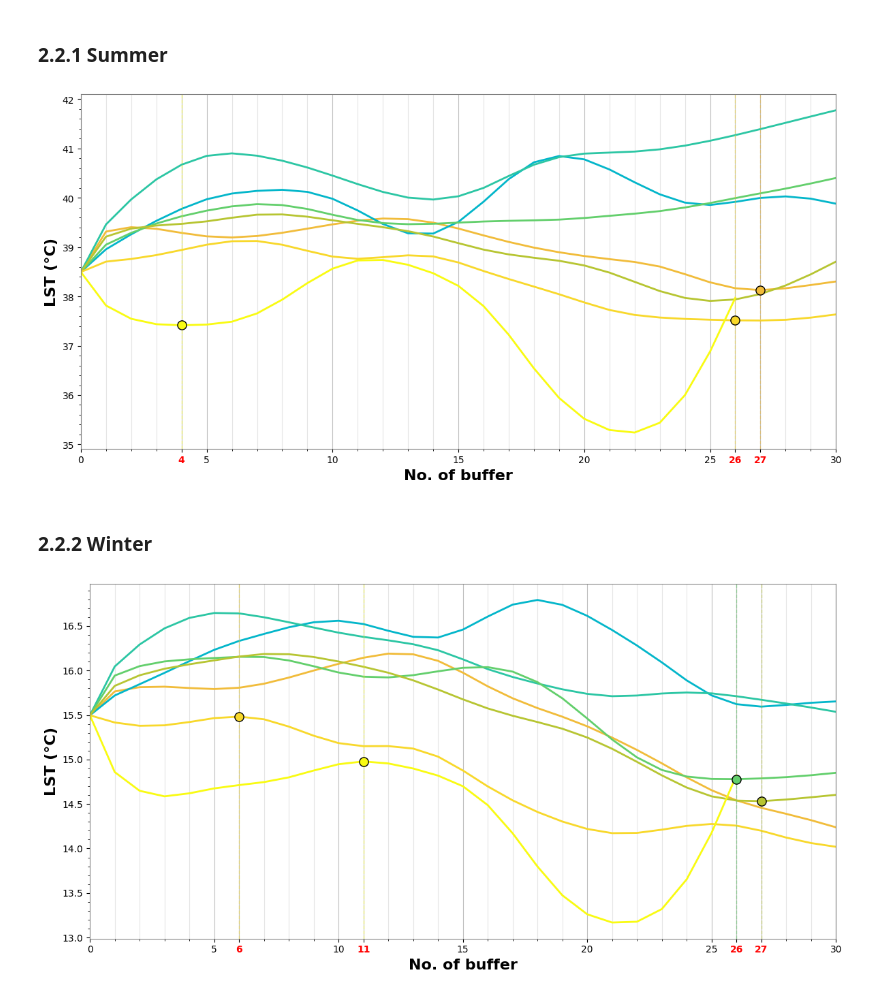
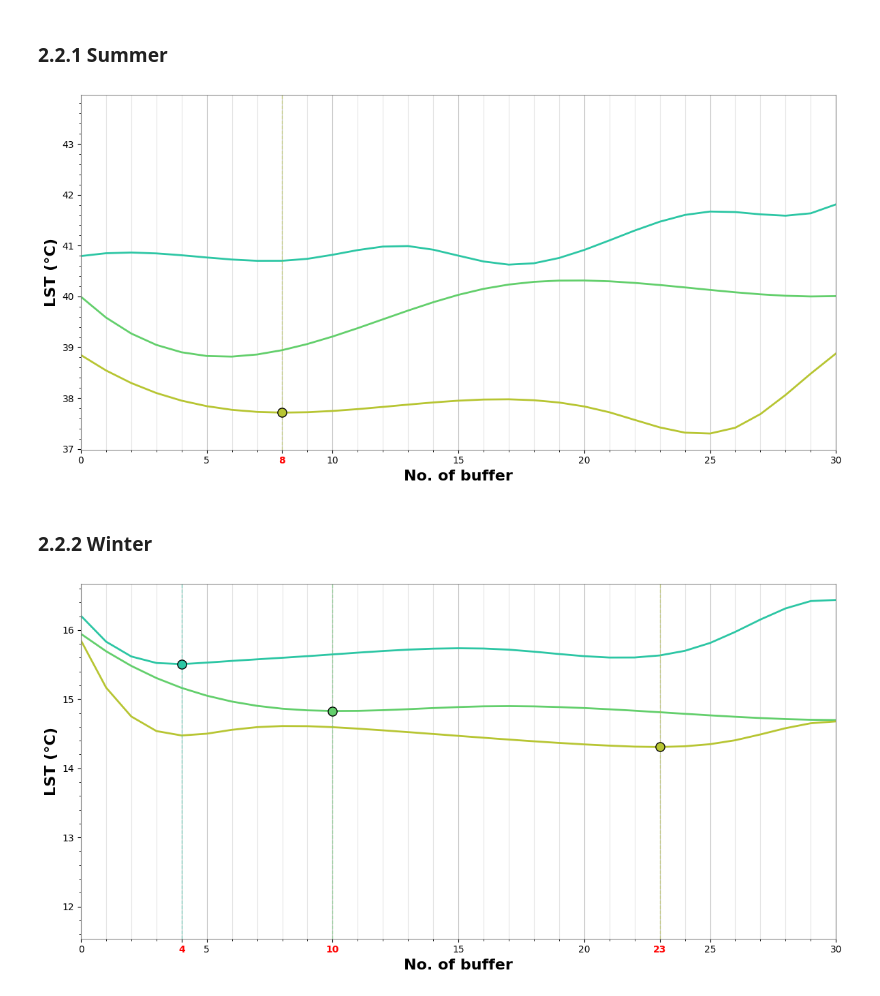
Before and after one commit to percyyvon-r/PhD_chapter2_IGARSS, a Jupyter notebook: notebook/analysis.ipynb, the cells around one changed output. Saved outputs shown, nothing was run; the diff lists cells and outputs as text; code cells hidden in the pictures.

Commit message:
Defined threshold

```diff
--- a/notebook/analysis.ipynb
+++ b/notebook/analysis.ipynb
@@ -356,0 +330,6 @@ No artists with labels found to put in legend.  Note that artists whose label st
+# %%
+# Load the mean SUMMER LST data from the CSV file
+summer_lst = pd.read_csv(r"C:\Users\percy\Documents\studies\visual_studio_code\PhD_chapter2_IGARSS\data\csv\lst_2023_250m.csv")
+
+# View the first 5 rows
+print(summer_lst.head())
@@ -608,11 +1013,11 @@ ax = plt.gca()
 # --------------------------
 for direction, group in summer_df_spline.groupby("direction"):
 
-    group = group.sort_values("distance")
+    group = group.sort_values("buffer_no")
 
     plt.plot(
-        group["distance"],
-        group["mean_lst"],
+        group["buffer_no"],
+        group["lst_mean"],
         linewidth=2,
         color=colors.get(direction, "black"),
         label=f"Direction {direction}"
@@ -624,7 +1029,7 @@ for direction, group in summer_df_spline.groupby("direction"):
 for _, row in df_tp.iterrows():
 
     plt.scatter(
-        row["distance"],
+        row["buffer_no"],
         row["lst"],
         s=90,
         color=colors.get(row["direction"], "black"),
@@ -634,7 +1039,7 @@ for _, row in df_tp.iterrows():
 
     # vertical line (optional but useful)
     plt.axvline(
-        x=row["distance"],
+        x=row["buffer_no"],
         linestyle="--",
         linewidth=1,
         alpha=0.5,
@@ -663,7 +1068,7 @@ base_ticks = list(np.arange(0, 31, 5))
 # --------------------------
 # Turning points (near-zero slope)
 # --------------------------
-turn_ticks = df_tp["distance"].astype(int).tolist()
+turn_ticks = df_tp["buffer_no"].astype(int).tolist()
 
 # --------------------------
 # Merge + clean
@@ -711,7 +1116,7 @@ plt.savefig("C:/Users/percy/Documents/studies/visual_studio_code/PhD_chapter2_IG
 
 plt.show()
 # %% [output]
-[figure, old version]
+[figure, new version]
 # %% [markdown]
 ### 2.2.2 Winter
 # %%
@@ -719,10 +1124,10 @@ winter_turning_points_near_zero = []
 
 for direction, group in winter_df_spline.groupby("direction"):
 
-    group = group.sort_values("distance")
+    group = group.sort_values("buffer_no")
 
-    x_vals = group["distance"].values
-    y_vals = group["mean_lst"].values
+    x_vals = group["buffer_no"].values
+    y_vals = group["lst_mean"].values
 
     dydx = np.gradient(y_vals, x_vals)
 
@@ -735,7 +1140,7 @@ for direction, group in winter_df_spline.groupby("direction"):
     y_masked = y_vals[mask]
     slope_masked = dydx[mask]
 
-    threshold = 0.01
+    threshold = 0.004
 
     near_zero_idx = np.where(np.abs(slope_masked) < threshold)[0]
 
@@ -745,7 +1150,7 @@ for direction, group in winter_df_spline.groupby("direction"):
 
         winter_turning_points_near_zero.append({
             "direction": direction,
-            "distance": x_masked[idx],
+            "buffer_no": x_masked[idx],
             "lst": y_masked[idx],
             "method": "near_zero_slope"
         })
@@ -755,7 +1160,6 @@ import numpy as np
 import pandas as pd
 
 df_tp = pd.DataFrame(winter_turning_points_near_zero)
-
 
 # --------------------------
 # 0. Create figure FIRST
@@ -768,11 +1172,11 @@ ax = plt.gca()
 # --------------------------
 for direction, group in winter_df_spline.groupby("direction"):
 
-    group = group.sort_values("distance")
+    group = group.sort_values("buffer_no")
 
     plt.plot(
-        group["distance"],
-        group["mean_lst"],
+        group["buffer_no"],
+        group["lst_mean"],
         linewidth=2,
         color=colors.get(direction, "black"),
         label=f"Direction {direction}"
@@ -784,7 +1188,7 @@ for direction, group in winter_df_spline.groupby("direction"):
 for _, row in df_tp.iterrows():
 
     plt.scatter(
-        row["distance"],
+        row["buffer_no"],
         row["lst"],
         s=90,
         color=colors.get(row["direction"], "black"),
@@ -794,7 +1198,7 @@ for _, row in df_tp.iterrows():
 
     # vertical line (optional but useful)
     plt.axvline(
-        x=row["distance"],
+        x=row["buffer_no"],
         linestyle="--",
         linewidth=1,
         alpha=0.5,
@@ -806,7 +1210,6 @@ for _, row in df_tp.iterrows():
 # --------------------------
 plt.xlabel("No. of buffer", fontsize=16, fontweight="bold")
 plt.ylabel("LST (°C)", fontsize=16, fontweight="bold")
-
 
 # --------------------------
 # 4. X-axis ticks
@@ -823,7 +1226,7 @@ base_ticks = list(np.arange(0, 31, 5))
 # --------------------------
 # Turning points (near-zero slope)
 # --------------------------
-turn_ticks = df_tp["distance"].astype(int).tolist()
+turn_ticks = df_tp["buffer_no"].astype(int).tolist()
 
 # --------------------------
 # Merge + clean
@@ -839,36 +1242,36 @@ ax.set_xticklabels([str(t) for t in all_ticks])
 for label, tick in zip(ax.get_xticklabels(), all_ticks):
     if tick in turn_ticks:
         label.set_fontweight("bold")
-        label.set_color("red")   # you can replace with colors dict later
+        label.set_color("red")
 
 
 # --------------------------
 # 5. Grid styling
 # --------------------------
 plt.grid(axis="x", which="major", color="grey", alpha=0.5)
 plt.minorticks_on()
 plt.grid(axis="x", which="minor", color="grey", alpha=0.2)
 
 ax.set_xlim(0, 30)
 
 # --------------------------
 # 6. Clean spines
 # --------------------------
 for spine in ax.spines.values():
     spine.set_edgecolor("grey")
 
 ax.set_facecolor("white")
 
 # --------------------------
 # 7. Legend (bottom)
 # --------------------------
 #plt.legend(loc="lower center", bbox_to_anchor=(0.5, -0.25), ncol=4)
 
 plt.tight_layout()
 
 # Save
 plt.savefig("C:/Users/percy/Documents/studies/visual_studio_code/PhD_chapter2_IGARSS/output/figures/winter_turning_points_near_zero_slope.png", dpi=300, bbox_inches="tight")
 
 plt.show()
 # %% [output]
-[figure, old version]
+[figure, new version]
```
Also changed, not shown: parts of 21 cells of this notebook, 36 other files.
